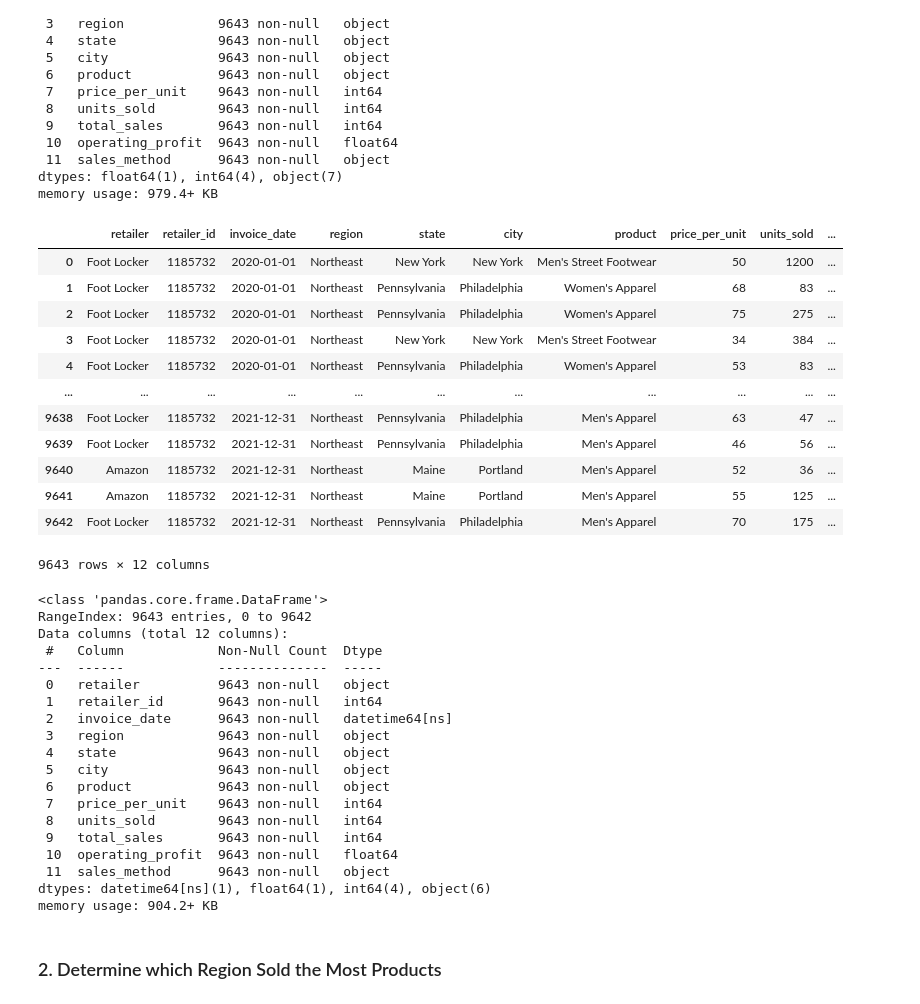
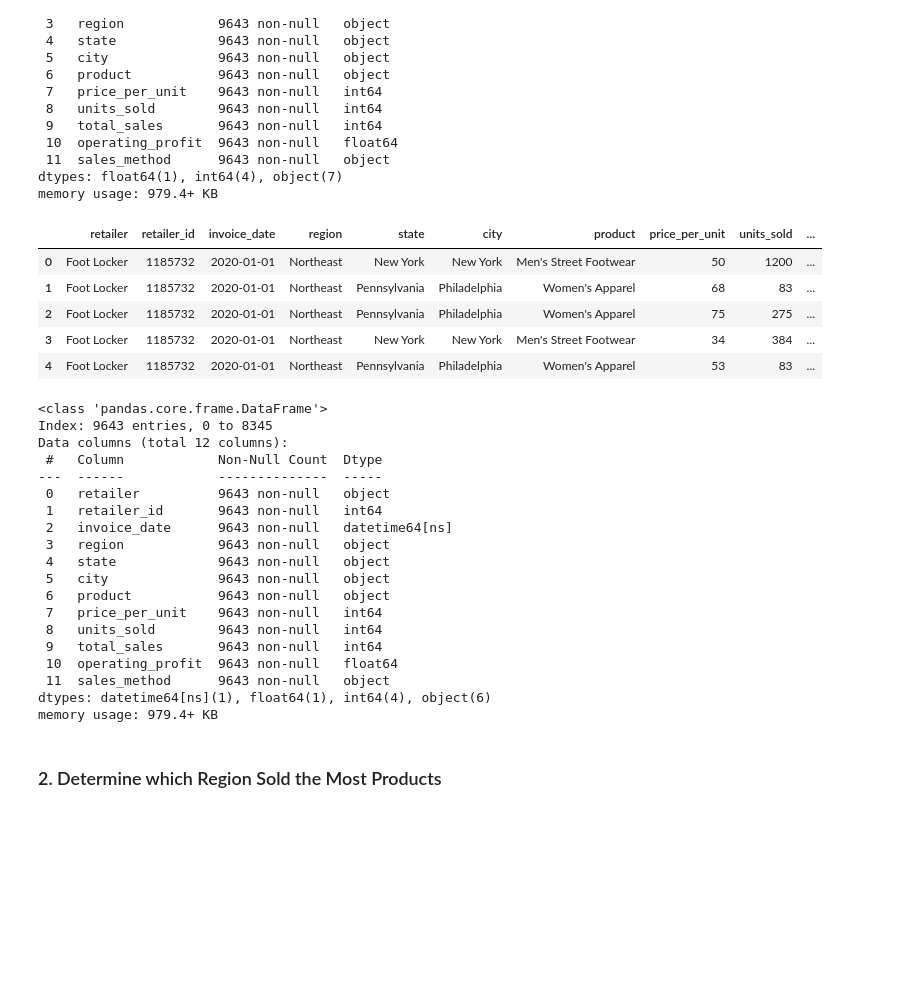
Before and after one commit to aj1560/athletic_sales_analysis, a Jupyter notebook: athletic_sales_analysis.ipynb, the cells around one changed output. Cells and saved outputs as stored; diff of their text form; code cells hidden in the pictures; blank space fills up the shorter version.

```diff
--- a/athletic_sales_analysis.ipynb
+++ b/athletic_sales_analysis.ipynb
@@ -153,25 +153,21 @@ dtypes: float64(1), int64(4), object(7)
 memory usage: 979.4+ KB
 # %%
 # Convert the "invoice_date" to a datetime datatype
+combined_2020_2021['invoice_date'] = pd.to_datetime(combined_2020_2021['invoice_date'])
+combined_2020_2021.head()
 # %% [output]
 |  | retailer | retailer_id | invoice_date | region | state | city | product | price_per_unit | units_sold | ... |
 | 0 | Foot Locker | 1185732 | 2020-01-01 | Northeast | New York | New York | Men's Street Footwear | 50 | 1200 | ... |
 | 1 | Foot Locker | 1185732 | 2020-01-01 | Northeast | Pennsylvania | Philadelphia | Women's Apparel | 68 | 83 | ... |
 | 2 | Foot Locker | 1185732 | 2020-01-01 | Northeast | Pennsylvania | Philadelphia | Women's Apparel | 75 | 275 | ... |
 | 3 | Foot Locker | 1185732 | 2020-01-01 | Northeast | New York | New York | Men's Street Footwear | 34 | 384 | ... |
 | 4 | Foot Locker | 1185732 | 2020-01-01 | Northeast | Pennsylvania | Philadelphia | Women's Apparel | 53 | 83 | ... |
-| ... | ... | ... | ... | ... | ... | ... | ... | ... | ... | ... |
-| 9638 | Foot Locker | 1185732 | 2021-12-31 | Northeast | Pennsylvania | Philadelphia | Men's Apparel | 63 | 47 | ... |
-| 9639 | Foot Locker | 1185732 | 2021-12-31 | Northeast | Pennsylvania | Philadelphia | Men's Apparel | 46 | 56 | ... |
-| 9640 | Amazon | 1185732 | 2021-12-31 | Northeast | Maine | Portland | Men's Apparel | 52 | 36 | ... |
-| 9641 | Amazon | 1185732 | 2021-12-31 | Northeast | Maine | Portland | Men's Apparel | 55 | 125 | ... |
-| 9642 | Foot Locker | 1185732 | 2021-12-31 | Northeast | Pennsylvania | Philadelphia | Men's Apparel | 70 | 175 | ... |
-9643 rows × 12 columns
 # %%
 # Confirm that the "invoice_date" data type has been changed.
+combined_2020_2021.info()
 # %% [output]
 <class 'pandas.core.frame.DataFrame'>
-RangeIndex: 9643 entries, 0 to 9642
+Index: 9643 entries, 0 to 8345
 Data columns (total 12 columns):
  #   Column            Non-Null Count  Dtype
 ---  ------            --------------  -----
@@ -188,7 +184,7 @@ Data columns (total 12 columns):
  10  operating_profit  9643 non-null   float64
  11  sales_method      9643 non-null   object
 dtypes: datetime64[ns](1), float64(1), int64(4), object(6)
-memory usage: 904.2+ KB
+memory usage: 979.4+ KB
 # %% [markdown]
 ### 2. Determine which Region Sold the Most Products
 # %% [markdown]
```
